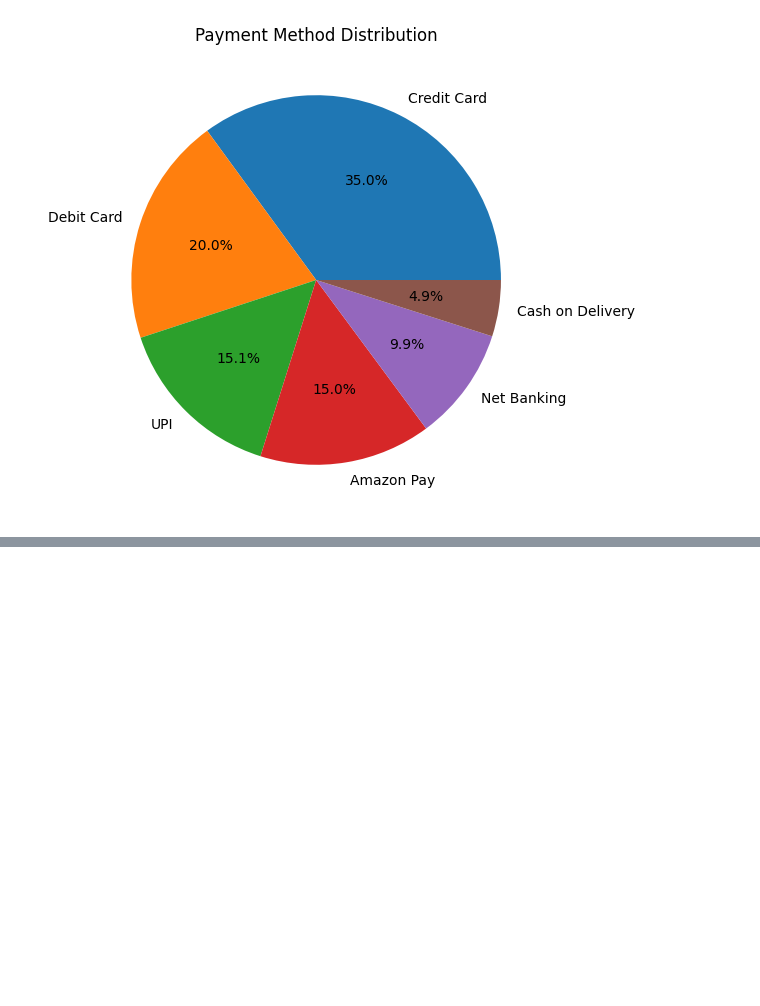
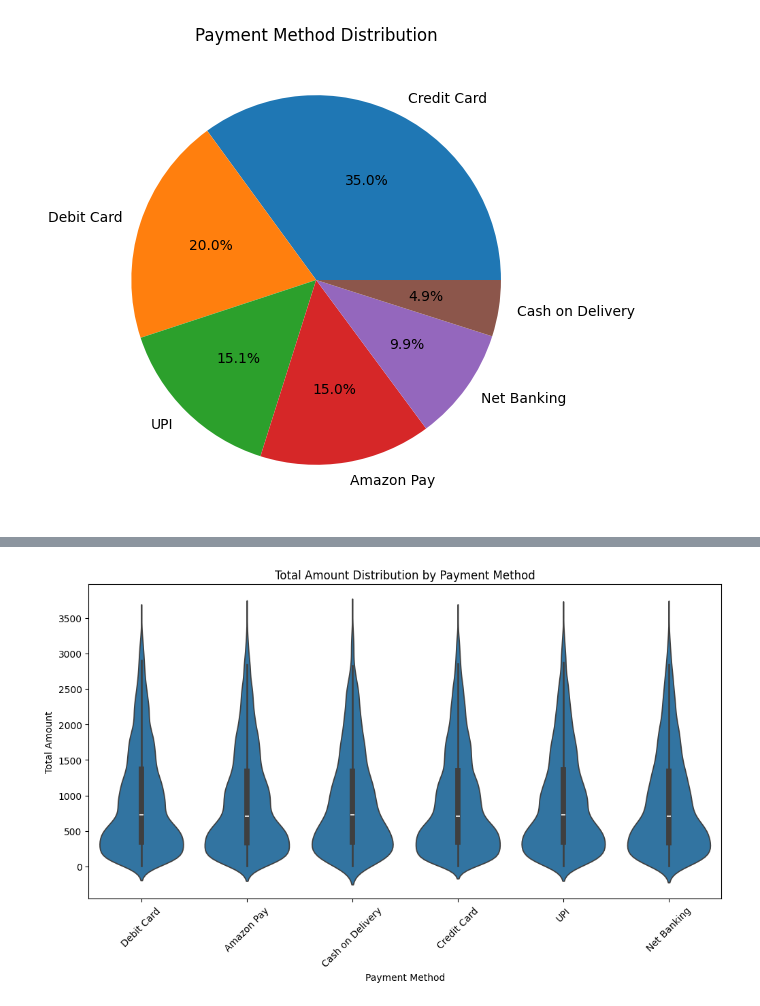
Before and after one commit to soufianboukir/ecom-analytics-platform, a Jupyter notebook: notebooks/02_exploratory_data_analysis.ipynb, the cells around one changed output, grey strips where cells are left out. Drawn from its saved outputs; the diff is of its cells as text; code cells hidden in the pictures; blank space fills up the shorter version.

```diff
--- a/notebooks/02_exploratory_data_analysis.ipynb
+++ b/notebooks/02_exploratory_data_analysis.ipynb
@@ -70,0 +113,20 @@ plt.show()
+# %%
+
+# total amount distribution by payment method
+plt.figure(figsize=(12,6))
+
+sns.violinplot(
+    data=df,
+    x='PaymentMethod',
+    y='TotalAmount',
+    inner='box'
+)
+
+plt.title("Total Amount Distribution by Payment Method")
+plt.xlabel("Payment Method")
+plt.ylabel("Total Amount")
+
+plt.xticks(rotation=45)
+plt.show()
+# %% [output]
+[figure, added]
```
Also changed, not shown: parts of 11 cells of this notebook, 2 other files.
